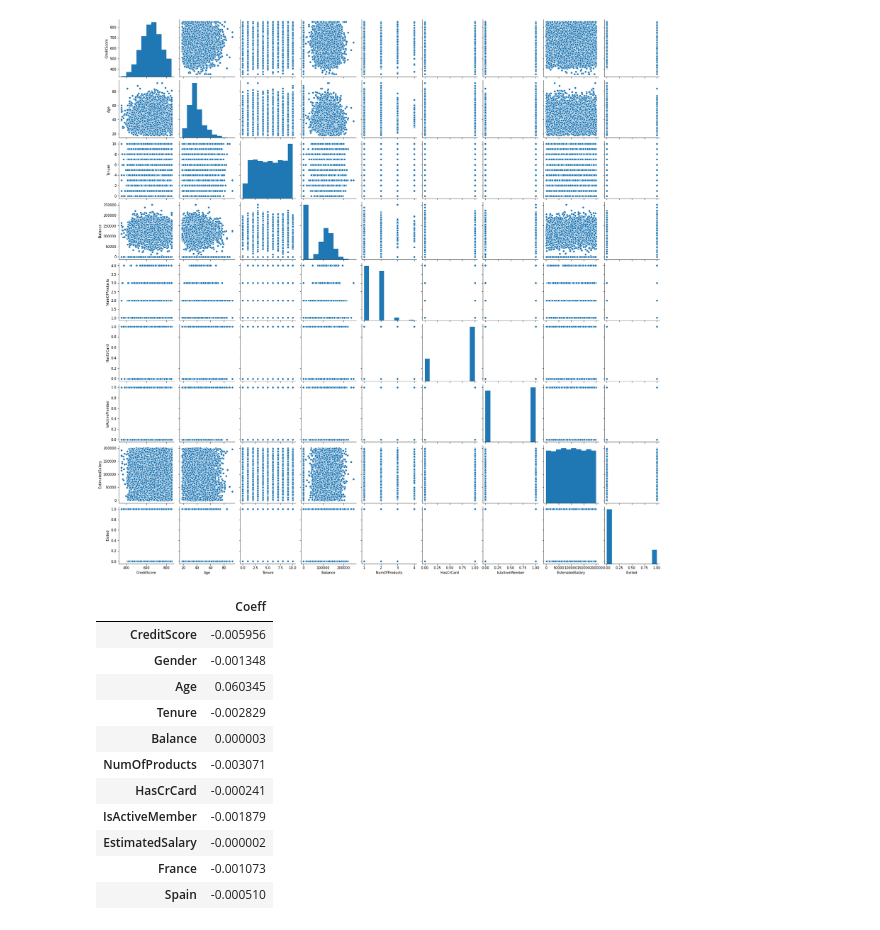
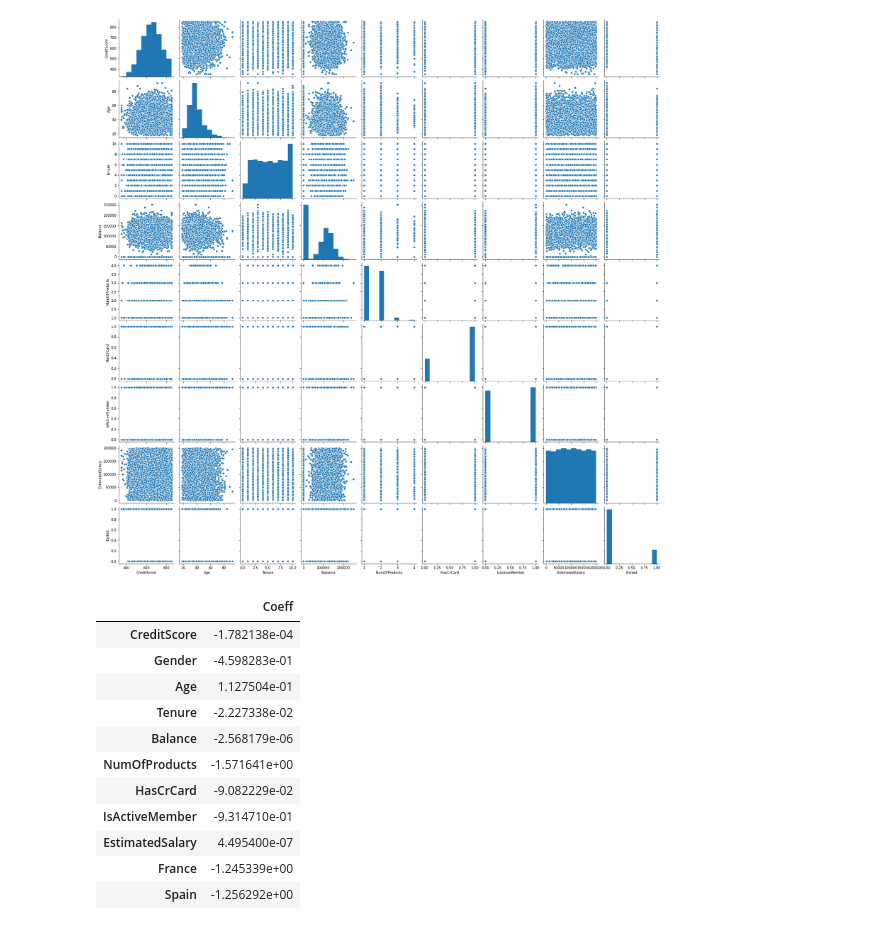
Before and after one commit to VinceTruong/Churn_Modelling, a Jupyter notebook: Quang Draft.ipynb, the cells around one changed output. Cells and saved outputs as stored; diff of their text form; code cells hidden in the pictures.

```diff
--- a/Quang Draft.ipynb
+++ b/Quang Draft.ipynb
@@ -653,20 +646,20 @@ sns.pairplot(df_use)
 <seaborn.axisgrid.PairGrid at 0x...>
 [figure]
 # %%
-pd.DataFrame(Logisticmodel.coef_.T, X.columns, columns = ['Coeff'])
+pd.DataFrame(ldamodel.coef_.T, X.columns, columns = ['Coeff'])
 # %% [output]
 |  | Coeff |
-| CreditScore | -0.005956 |
-| Gender | -0.001348 |
-| Age | 0.060345 |
-| Tenure | -0.002829 |
-| Balance | 0.000003 |
-| NumOfProducts | -0.003071 |
-| HasCrCard | -0.000241 |
-| IsActiveMember | -0.001879 |
-| EstimatedSalary | -0.000002 |
-| France | -0.001073 |
-| Spain | -0.000510 |
+| CreditScore | -1.782138e-04 |
+| Gender | -4.598283e-01 |
+| Age | 1.127504e-01 |
+| Tenure | -2.227338e-02 |
+| Balance | -2.568179e-06 |
+| NumOfProducts | -1.571641e+00 |
+| HasCrCard | -9.082229e-02 |
+| IsActiveMember | -9.314710e-01 |
+| EstimatedSalary | 4.495400e-07 |
+| France | -1.245339e+00 |
+| Spain | -1.256292e+00 |
 # %%
 ## add column of 1's at the beginning of your X_train matrix
 X_design = np.hstack([np.ones((X_train.shape[0], 1)), X_train])
```
Also changed, not shown: parts of 46 cells of this notebook.
